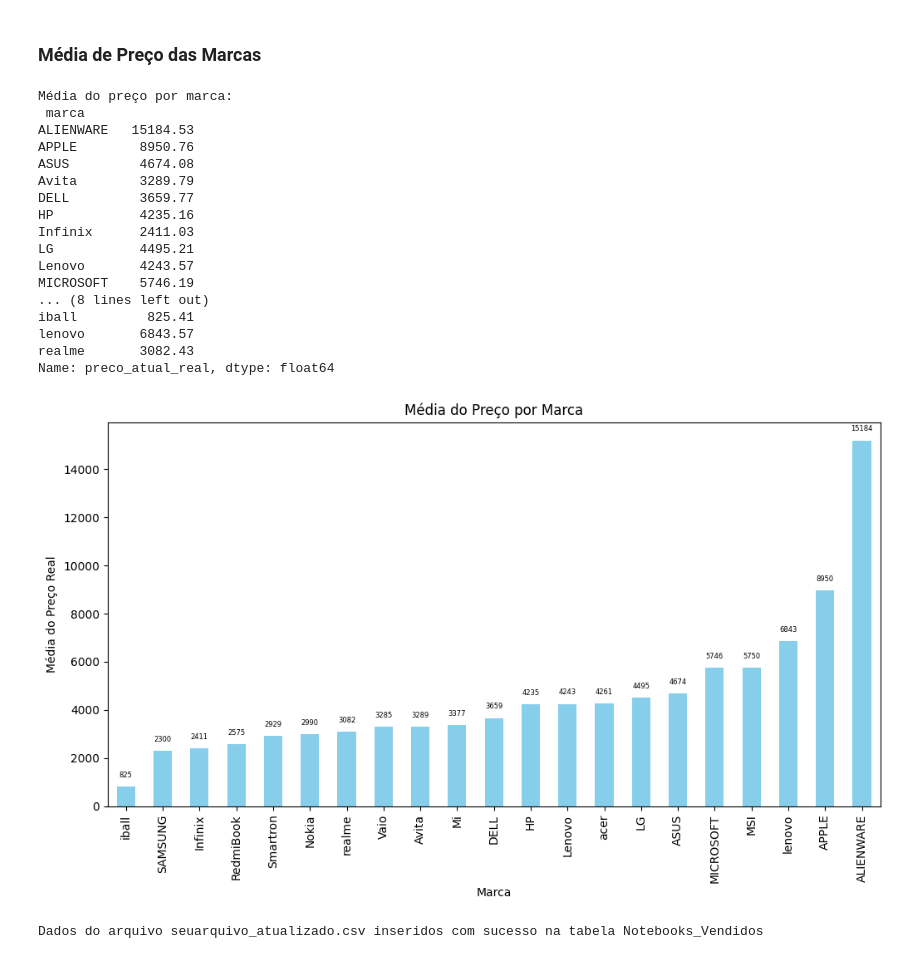
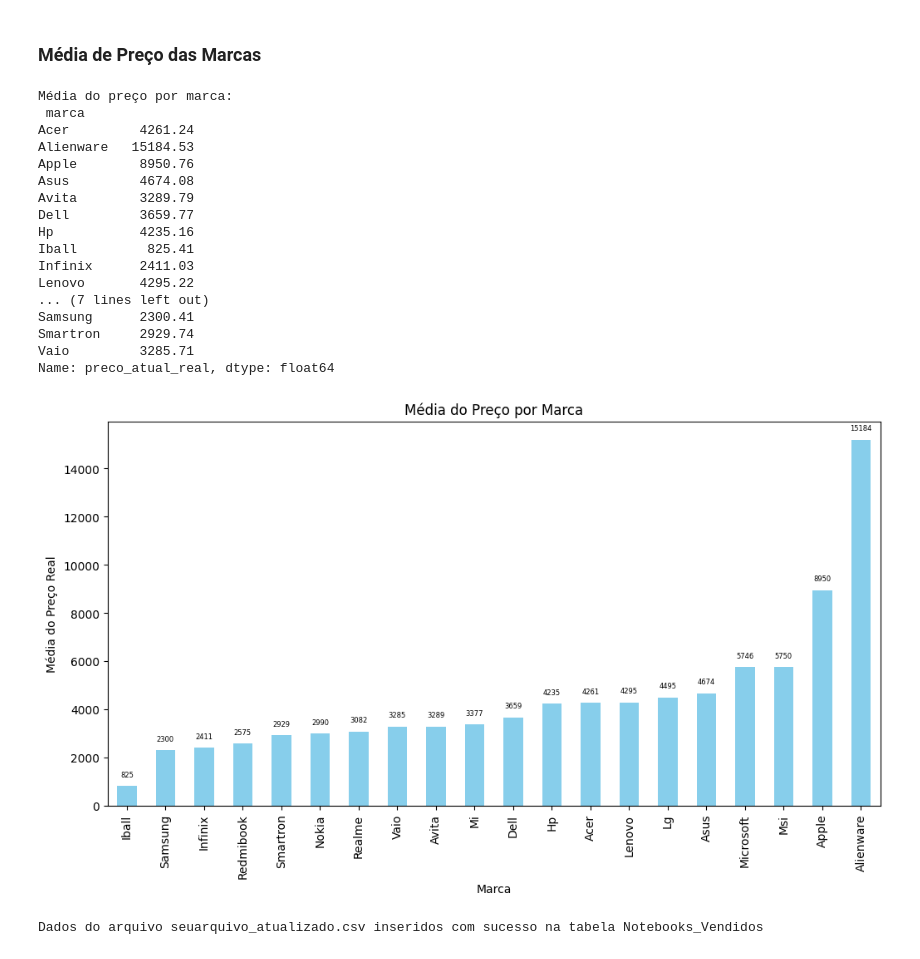
Before and after one commit to NatashaB-randao/Notebook-sales-analysis, a Jupyter notebook: dataImport.ipynb, the cells around one changed output. Drawn from its saved outputs; the diff is of its cells as text; code cells hidden in the pictures.

Commit message:
Média de Preço das Marcas

```diff
--- a/dataImport.ipynb
+++ b/dataImport.ipynb
@@ -168,46 +127,54 @@ Linhas com marcas duplicadas:
 # %% [markdown]
 ### Média de Preço das Marcas
 # %%
+import pandas as pd
 import matplotlib.pyplot as plt
+
+# Carregue o arquivo CSV em um DataFrame do pandas
+df = pd.read_csv('seuarquivo_atualizado.csv')
+
+# Padroniza os valores da coluna 'marca' para minúsculas e capitaliza a primeira letra
+df['marca'] = df['marca'].str.lower().str.capitalize()
 
 # Calcula a média do preço das marcas
 media_preco_por_marca = df.groupby('marca')['preco_atual_real'].mean()
 
 # Exibe a média do preço das marcas
+pd.set_option('display.float_format', '{:.2f}'.format)
 print("Média do preço por marca:\n", media_preco_por_marca)
 
 # Gráfico de barras para visualizar a média do preço por marca
 plt.figure(figsize=(12, 6))
 ax = media_preco_por_marca.sort_values().plot(kind='bar', color='skyblue')
 
 # Adiciona os valores em cada barra com fonte menor e sem casas decimais
 for p in ax.patches:
     ax.annotate(f'{int(p.get_height())}', (p.get_x() + p.get_width() / 2., p.get_height()),
                 ha='center', va='center', xytext=(0, 10), textcoords='offset points', fontsize=6)
 
 plt.title('Média do Preço por Marca')
 plt.xlabel('Marca')
 plt.ylabel('Média do Preço Real')
 plt.show()
 # %% [output]
 Média do preço por marca:
  marca
-ALIENWARE   15184.53
-APPLE        8950.76
-ASUS         4674.08
+Acer         4261.24
+Alienware   15184.53
+Apple        8950.76
+Asus         4674.08
 Avita        3289.79
-DELL         3659.77
-HP           4235.16
+Dell         3659.77
+Hp           4235.16
+Iball         825.41
 Infinix      2411.03
-LG           4495.21
-Lenovo       4243.57
-MICROSOFT    5746.19
-... (8 lines left out)
-iball         825.41
-lenovo       6843.57
-realme       3082.43
+Lenovo       4295.22
+... (7 lines left out)
+Samsung      2300.41
+Smartron     2929.74
+Vaio         3285.71
 Name: preco_atual_real, dtype: float64
-[figure, old version]
+[figure, new version]
 # %%
 # SQLAlchemy: Biblioteca em Python para trabalhar com bancos de dados relacionais, oferecendo uma camada de abstração sobre diferentes DBMS (Data Base Management System)
 
```
Also changed, not shown: parts of 2 cells of this notebook.
